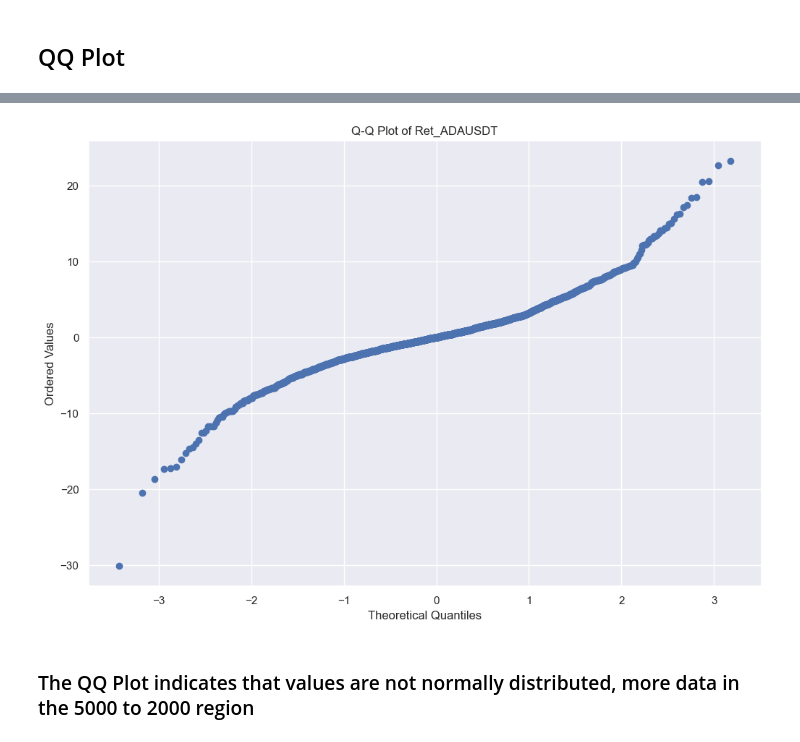
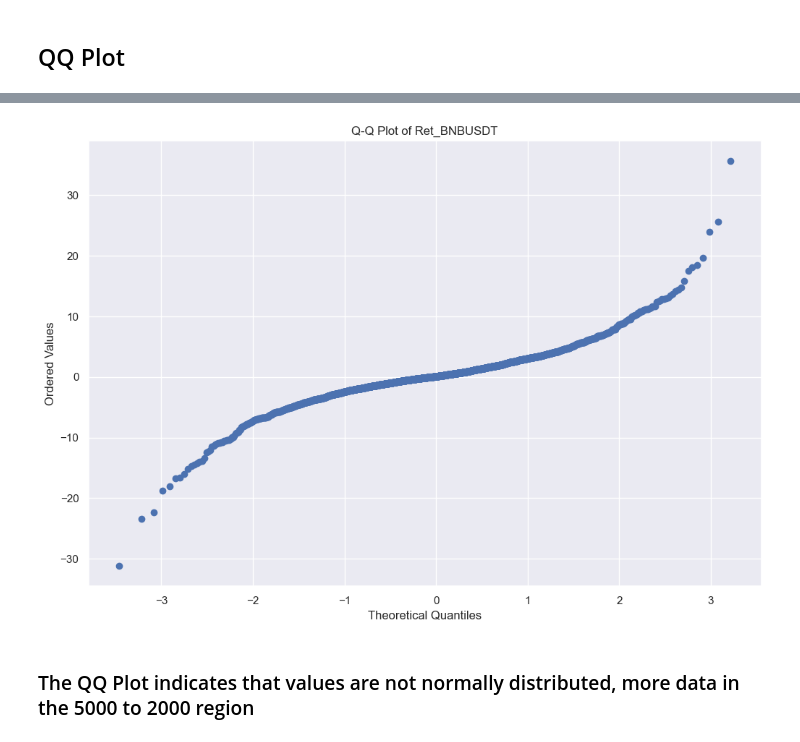
Before and after one commit to kings-data-quest/Crypto_time_series_analysis, a Jupyter notebook: notebooks/2.0-prof-initial_data_exploration.ipynb, the cells around one changed output, grey strips where cells are left out. Saved outputs shown, nothing was run; the diff lists cells and outputs as text; code cells hidden in the pictures.

```diff
--- a/notebooks/2.0-prof-initial_data_exploration.ipynb
+++ b/notebooks/2.0-prof-initial_data_exploration.ipynb
@@ -136,7 +157,7 @@ qqplot(df, 'Norm_BTCUSDT')
 # %%
-qqplot(df, 'Ret_ADAUSDT')
+qqplot(df, 'Ret_BNBUSDT')
 # %% [output]
-[figure, old version]
+[figure, new version]
 # %% [markdown]
 ### The QQ Plot indicates that values are not normally distributed, more data in the 5000 to 2000 region
 # %% [markdown]
```
Also changed, not shown: parts of 50 cells of this notebook, 35 other files.
